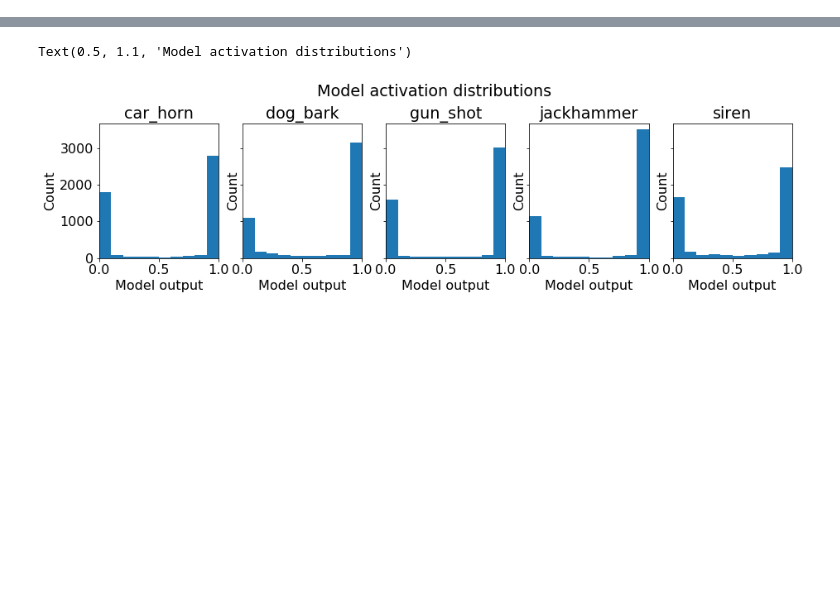
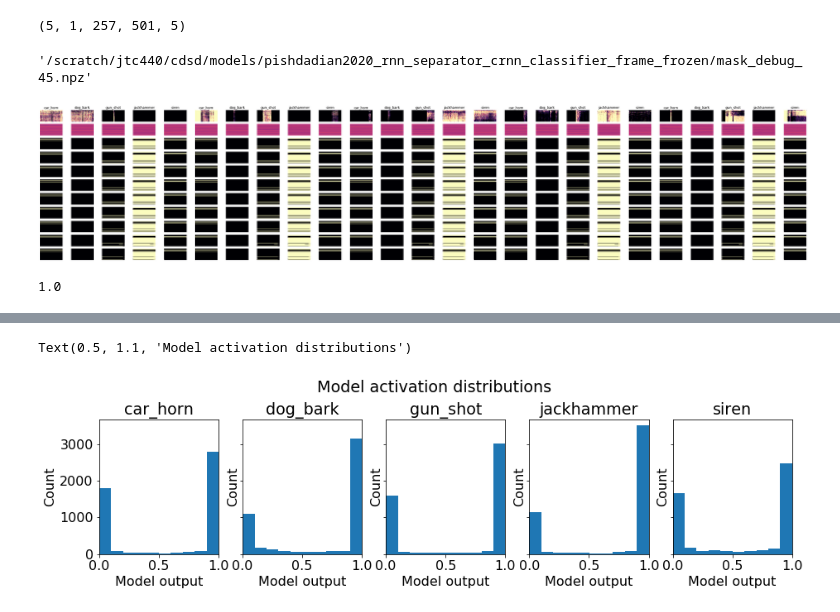
Before and after one commit to sonyc-project/weakly-supervised-sssle, a Jupyter notebook: notebooks/results_analysis.ipynb, the cells around one changed output, grey strips where cells are left out. Drawn from its saved outputs; the diff is of its cells as text; code cells hidden in the pictures; blank space fills up the shorter version.

```diff
--- a/notebooks/results_analysis.ipynb
+++ b/notebooks/results_analysis.ipynb
@@ -33,2 +47,7 @@ separator_history.plot(x='epoch', y=['train_tot_loss', 'valid_tot_loss'], title=
 # %%
 sep_res_path = os.path.join(separator_dir, 'separation_results_test.csv')
+# %%
+sep_config_path = os.path.join(separator_dir, 'config.json')
+# %%
+with open(sep_config_path, 'r') as f:
+    sep_config = json.load(f)
@@ -85,0 +111,74 @@ for idx, label in enumerate(labels):
+# %%
+debug_train_masks.shape
+# %% [output]
+(5, 1, 257, 501, 5)
+# %%
+input_transform = get_data_transforms(sep_config)
+train_dataset = CDSDDataset(sep_config['root_data_dir'],
+                            subset='train',
+                            transform=input_transform,
+                            load_separation_data=True)
+valid_dataset = CDSDDataset(sep_config['root_data_dir'],
+                            subset='valid',
+                            transform=input_transform,
+                            load_separation_data=True)
+# %%
+mask_debug_path
+# %% [output]
+'/scratch/jtc440/cdsd/models/pishdadian2020_rnn_separator_crnn_classifier_frame_frozen/mask_debug_45.npz'
+# %%
+epoch_list = range(0, 50, 5)
+mask_debug_path = os.path.join(separator_dir, 'mask_debug_0.npz')
+mask_debug_data = np.load(mask_debug_path)
+num_labels = len(labels)
+num_debug_examples = mask_debug_data['train_idxs'].shape[0]
+
+
+fig, axes = plt.subplots(nrows=len(epoch_list)+1, ncols=num_debug_examples*num_labels, figsize=(50,10), sharey=True)
+
+for epoch_idx, debug_epoch in enumerate(epoch_list):
+    mask_debug_path = os.path.join(separator_dir, 'mask_debug_{}.npz').format(debug_epoch)
+    mask_debug_data = np.load(mask_debug_path)
+    debug_train_masks = mask_debug_data['train_masks'].squeeze(axis=1)
+    debug_train_idxs = mask_debug_data['train_idxs']
+    debug_valid_masks = mask_debug_data['valid_masks'].squeeze(axis=1)
+    debug_valid_idxs = mask_debug_data['valid_idxs']
+
+
+    for label_idx, label in enumerate(labels):
+        for idx in range(num_debug_examples):
+            col_idx = idx * num_labels + label_idx
+            ax = axes[epoch_idx+1, col_idx]
+            ax.imshow(debug_train_masks[idx, ..., label_idx], cmap='magma', vmin=0, vmax=1)
+            ax.axis('off')
+
+            if col_idx == 0:
+                ax.set_ylabel('Epoch\n{}'.format(debug_epoch), rotation=0)
+
+for label_idx, label in enumerate(labels):
+    for idx, ex_idx in enumerate(debug_train_idxs):
+        col_idx = idx * num_labels + label_idx
+
+        ex = train_dataset[ex_idx]
+        mixture_spec = ex['audio_data'].squeeze()
+        source_spec = ex[label + '_transformed'].squeeze()
+        ideal_mask = np.nan_to_num(source_spec / mixture_spec)
+        ax = axes[0, col_idx]
+        ax.imshow(ideal_mask, cmap='magma', vmin=0, vmax=1)
+        ax.axis('off')
+        if col_idx == 0:
+            ax.set_ylabel('Ideal\nRatio\nMask', rotation=0)
+        ax.set_title(label)
+
+
+#         ex = valid_dataset[ex_idx]
+#         mixture_spec = ex['audio_data'].squeeze()
+#         source_spec = ex[label + '_transformed'].squeeze()
+#         ideal_mask = np.nan_to_num(source_spec / mixture_spec)
+# %% [output]
+[figure, added]
+# %%
+
+debug_train_masks[idx, ..., label_idx].max()
+# %% [output]
+1.0
```
Also changed, not shown: parts of 19 cells of this notebook.
